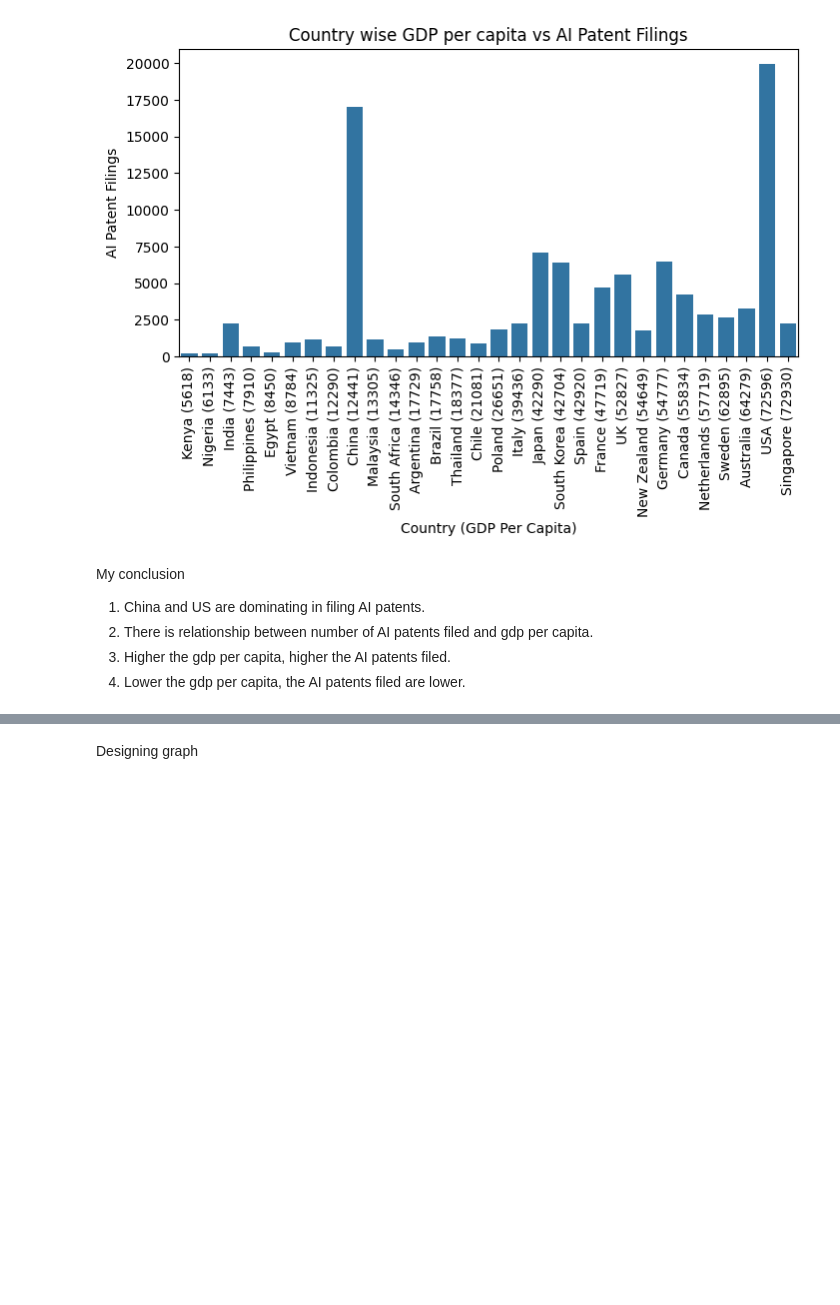
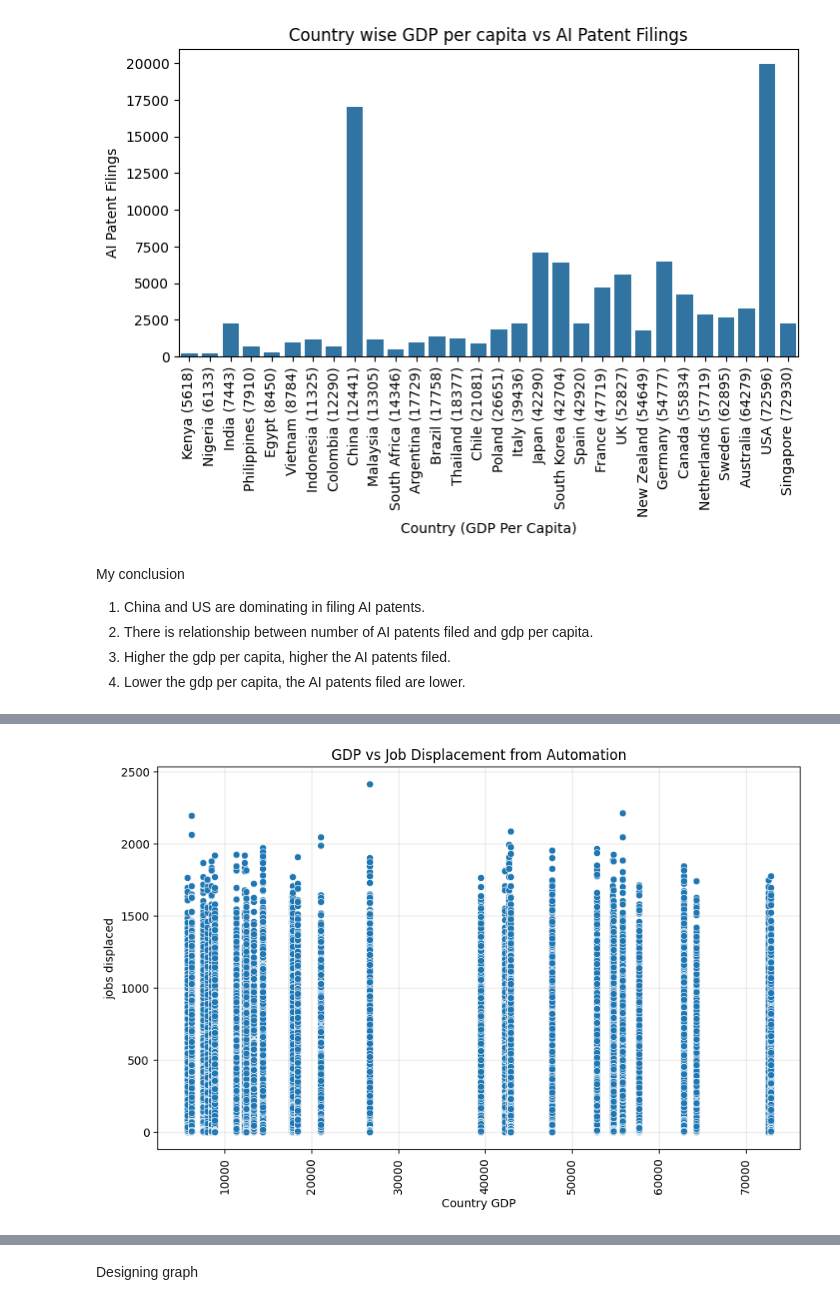
Before and after one commit to HemDesh/Data_Analysis_on_AI_Adoption_and_Workforce_Impact, a Jupyter notebook: notebooks/main.ipynb, the cells around one changed output, grey strips where cells are left out. Saved outputs shown, nothing was run; the diff lists cells and outputs as text; code cells hidden in the pictures; blank space fills up the shorter version.

```diff
--- a/notebooks/main.ipynb
+++ b/notebooks/main.ipynb
@@ -1417,7 +1445,7 @@ My conclusion
 3. Higher the gdp per capita, higher the AI patents filed.
 4. Lower the gdp per capita, the AI patents filed are lower.
 # %%
-query3 = """
+query11 = """
     select
         a.country,
         a.task_automation_rate,
@@ -1429,4 +1457,6 @@ query3 = """
         on a.country = c.country
     order by c.gdp_per_capita
 """
-df3 = pd.read_sql(query3, connection)
+df11 = pd.read_sql(query11, connection)
+
+df11
@@ -1432,0 +1477,21 @@ df3 = pd.read_sql(query3, connection)
+# %%
+plt.figure(figsize=(10,6))
+
+# gdp_order = df3["internet_penetration"]
+
+sns.scatterplot(
+    data=df11,
+    x="gdp",
+    y="jobs_displaced",
+)
+
+plt.title("GDP vs Job Displacement from Automation")
+plt.xlabel("Country GDP")
+plt.ylabel("jobs displaced")
+plt.xticks(rotation=90)
+
+plt.grid(alpha=0.3)
+
+plt.show()
+# %% [output]
+[figure, added]
```
Also changed, not shown: parts of 25 cells of this notebook, 4 other files.
